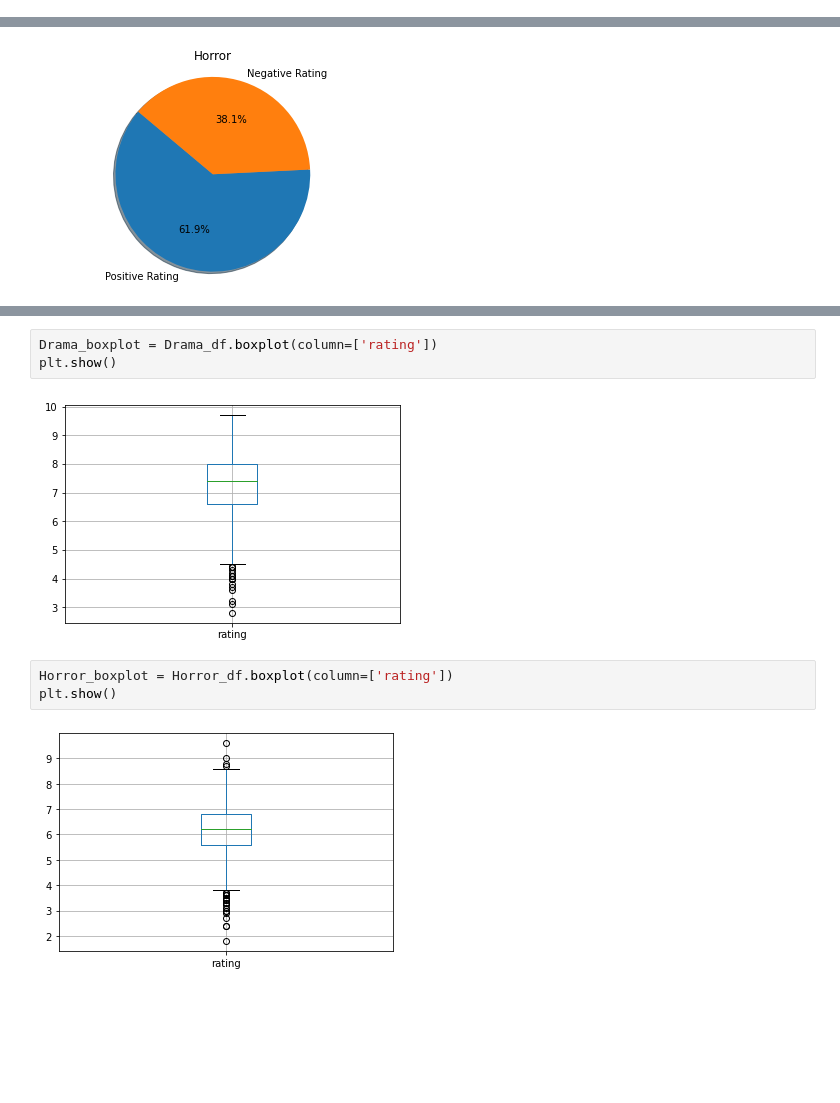
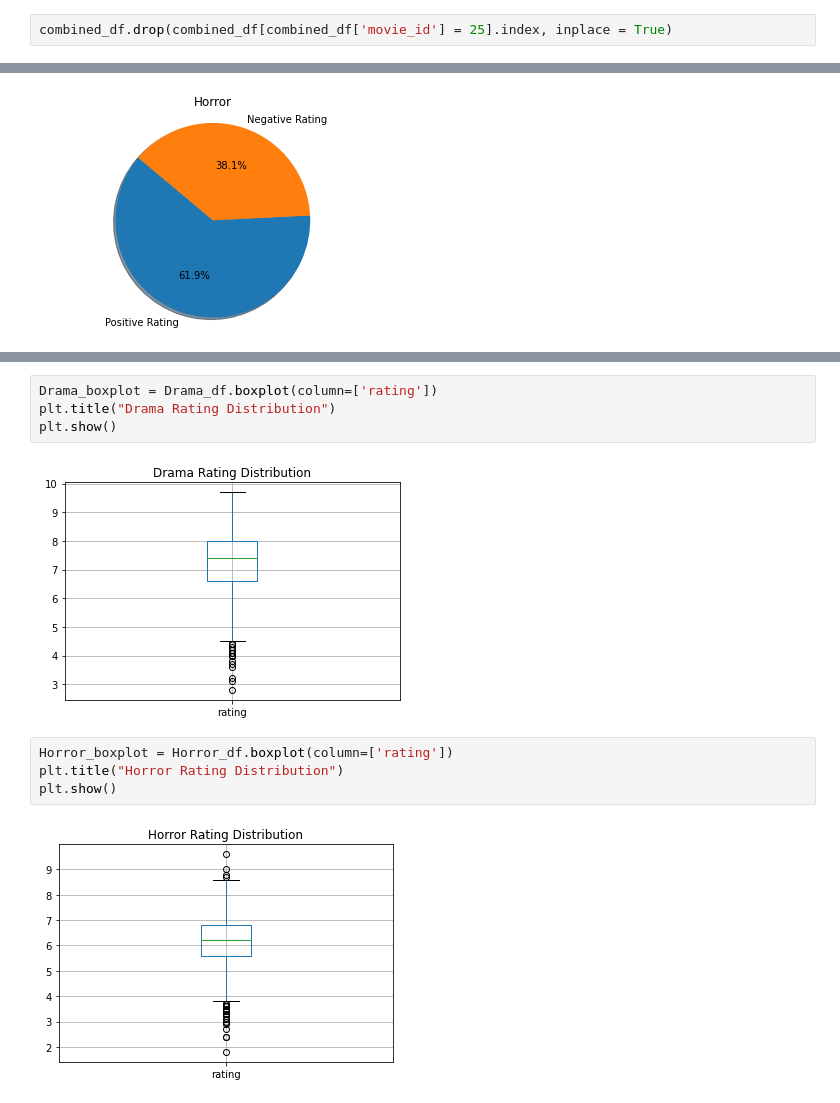
Before and after one commit to williampryor/IMDB_Machine_Learning_Sentiment_Analysis, a Jupyter notebook: Data Visulization about Movies.ipynb, the cells around one changed output, grey strips where cells are left out. Drawn from its saved outputs; the diff is of its cells as text; blank space fills up the shorter version.

```diff
--- a/Data Visulization about Movies.ipynb
+++ b/Data Visulization about Movies.ipynb
@@ -100,0 +95,2 @@ whole_df
+# %%
+combined_df.drop(combined_df[combined_df['movie_id'] = 25].index, inplace = True)
@@ -270,10 +277,12 @@ plt.show()
 # %%
 Drama_boxplot = Drama_df.boxplot(column=['rating'])
+plt.title("Drama Rating Distribution")
 plt.show()
 # %% [output]
-[figure, old version]
+[figure, new version]
 # %%
 Horror_boxplot = Horror_df.boxplot(column=['rating'])
+plt.title("Horror Rating Distribution")
 plt.show()
 # %% [output]
-[figure, old version]
+[figure, new version]
```
Also changed, not shown: parts of 44 cells of this notebook.
